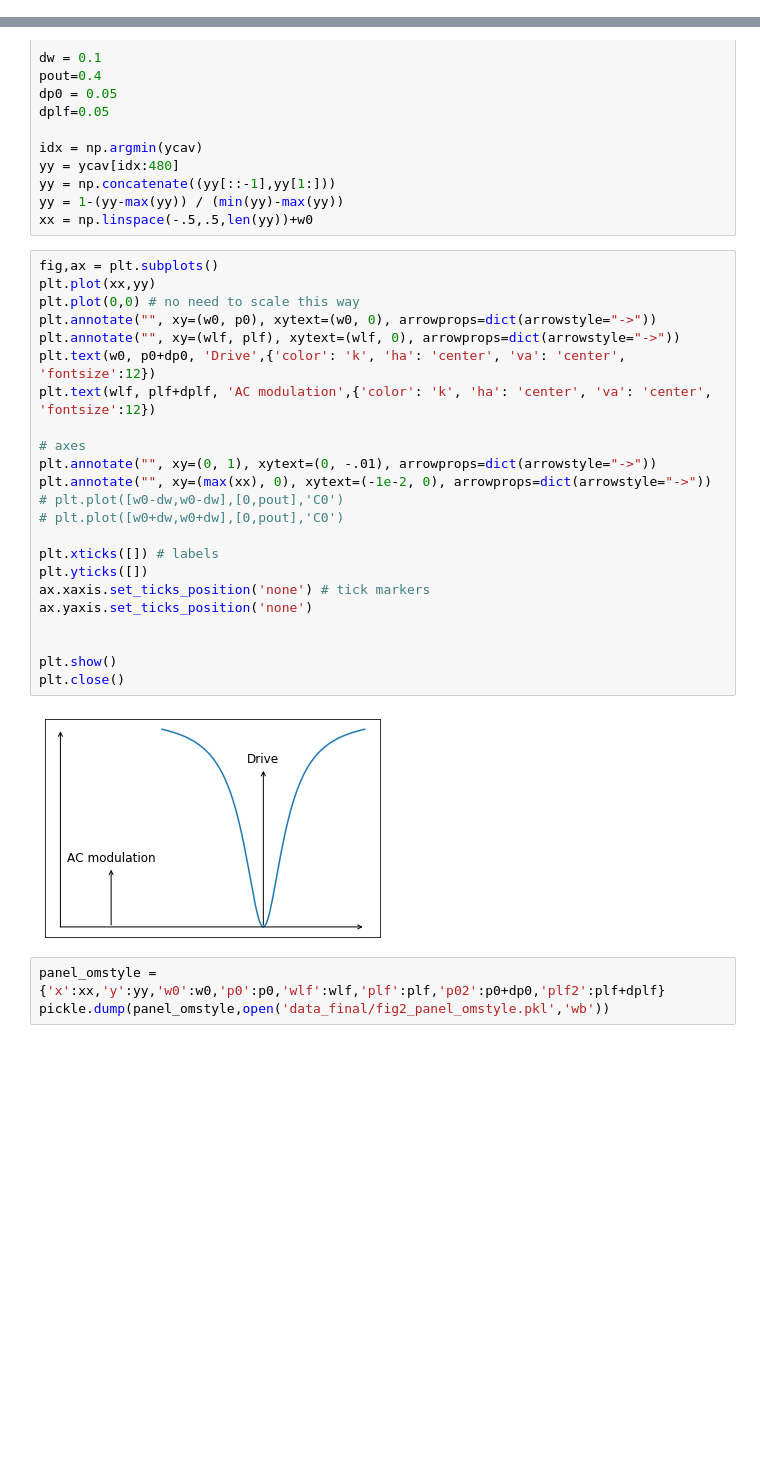
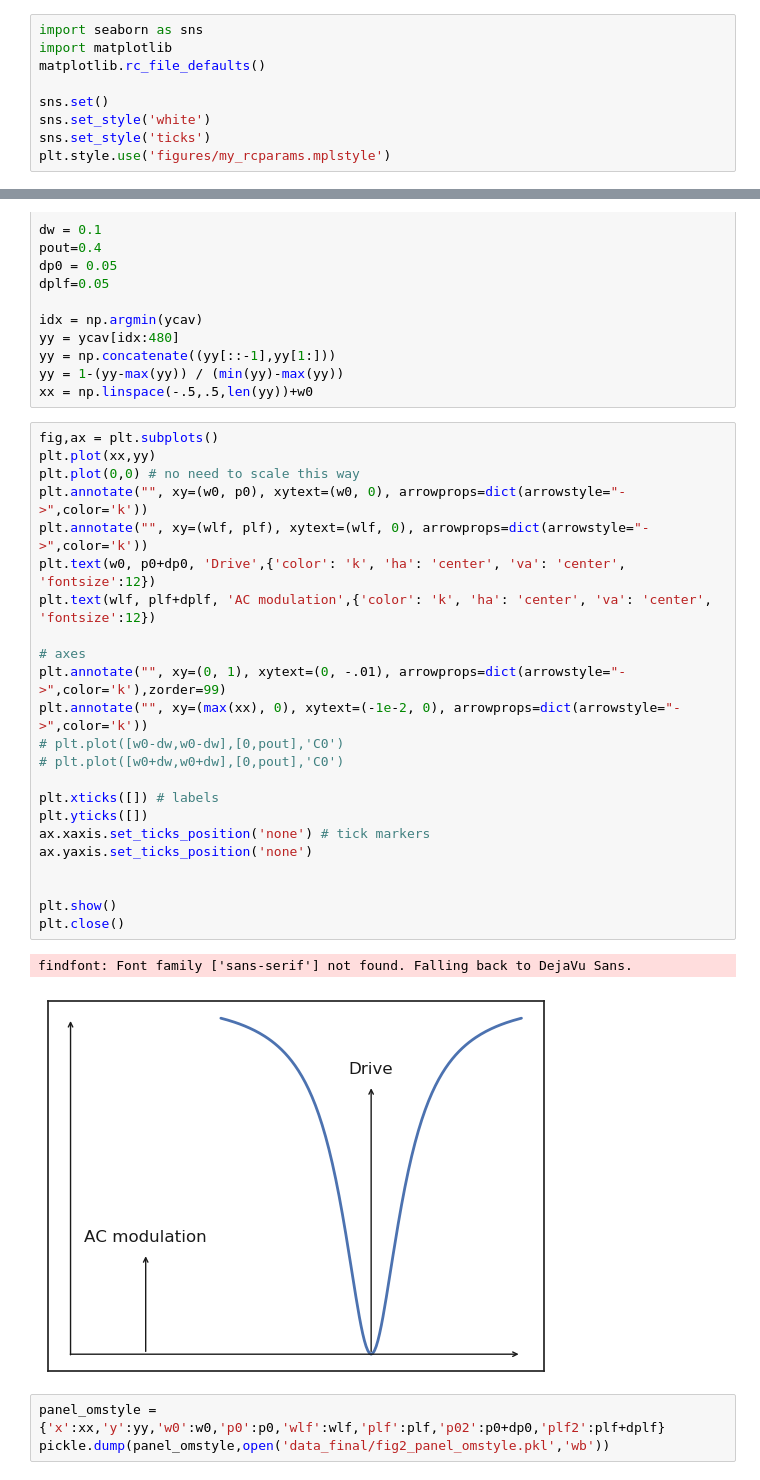
Before and after one commit to feschmidt/current_detection_zenodo, a Jupyter notebook: Plot_data_Fig2.ipynb, the cells around one changed output, grey strips where cells are left out. Drawn from its saved outputs; the diff is of its cells as text; blank space fills up the shorter version.

```diff
--- a/Plot_data_Fig2.ipynb
+++ b/Plot_data_Fig2.ipynb
@@ -12,6 +12,15 @@ import pickle
 # %%
 import numpy as np
 import scipy.signal
+# %%
+import seaborn as sns
+import matplotlib
+matplotlib.rc_file_defaults()
+
+sns.set()
+sns.set_style('white')
+sns.set_style('ticks')
+plt.style.use('figures/my_rcparams.mplstyle')
 # %% [markdown]
 # Panel frequency tuning
 # %%
@@ -99,28 +110,29 @@ xx = np.linspace(-.5,.5,len(yy))+w0
 # %%
 fig,ax = plt.subplots()
 plt.plot(xx,yy)
 plt.plot(0,0) # no need to scale this way
-plt.annotate("", xy=(w0, p0), xytext=(w0, 0), arrowprops=dict(arrowstyle="->"))
-plt.annotate("", xy=(wlf, plf), xytext=(wlf, 0), arrowprops=dict(arrowstyle="->"))
+plt.annotate("", xy=(w0, p0), xytext=(w0, 0), arrowprops=dict(arrowstyle="->",color='k'))
+plt.annotate("", xy=(wlf, plf), xytext=(wlf, 0), arrowprops=dict(arrowstyle="->",color='k'))
 plt.text(w0, p0+dp0, 'Drive',{'color': 'k', 'ha': 'center', 'va': 'center', 'fontsize':12})
 plt.text(wlf, plf+dplf, 'AC modulation',{'color': 'k', 'ha': 'center', 'va': 'center', 'fontsize':12})
 
 # axes
-plt.annotate("", xy=(0, 1), xytext=(0, -.01), arrowprops=dict(arrowstyle="->"))
-plt.annotate("", xy=(max(xx), 0), xytext=(-1e-2, 0), arrowprops=dict(arrowstyle="->"))
+plt.annotate("", xy=(0, 1), xytext=(0, -.01), arrowprops=dict(arrowstyle="->",color='k'),zorder=99)
+plt.annotate("", xy=(max(xx), 0), xytext=(-1e-2, 0), arrowprops=dict(arrowstyle="->",color='k'))
 # plt.plot([w0-dw,w0-dw],[0,pout],'C0')
 # plt.plot([w0+dw,w0+dw],[0,pout],'C0')
 
 plt.xticks([]) # labels
 plt.yticks([])
 ax.xaxis.set_ticks_position('none') # tick markers
 ax.yaxis.set_ticks_position('none')
 
 
 plt.show()
 plt.close()
 # %% [output]
+findfont: Font family ['sans-serif'] not found. Falling back to DejaVu Sans.
-[figure, old version]
+[figure, new version]
 # %%
 panel_omstyle = {'x':xx,'y':yy,'w0':w0,'p0':p0,'wlf':wlf,'plf':plf,'p02':p0+dp0,'plf2':plf+dplf}
 pickle.dump(panel_omstyle,open('data_final/fig2_panel_omstyle.pkl','wb'))
```
Also changed, not shown: parts of 6 cells of this notebook, 14 other files.
